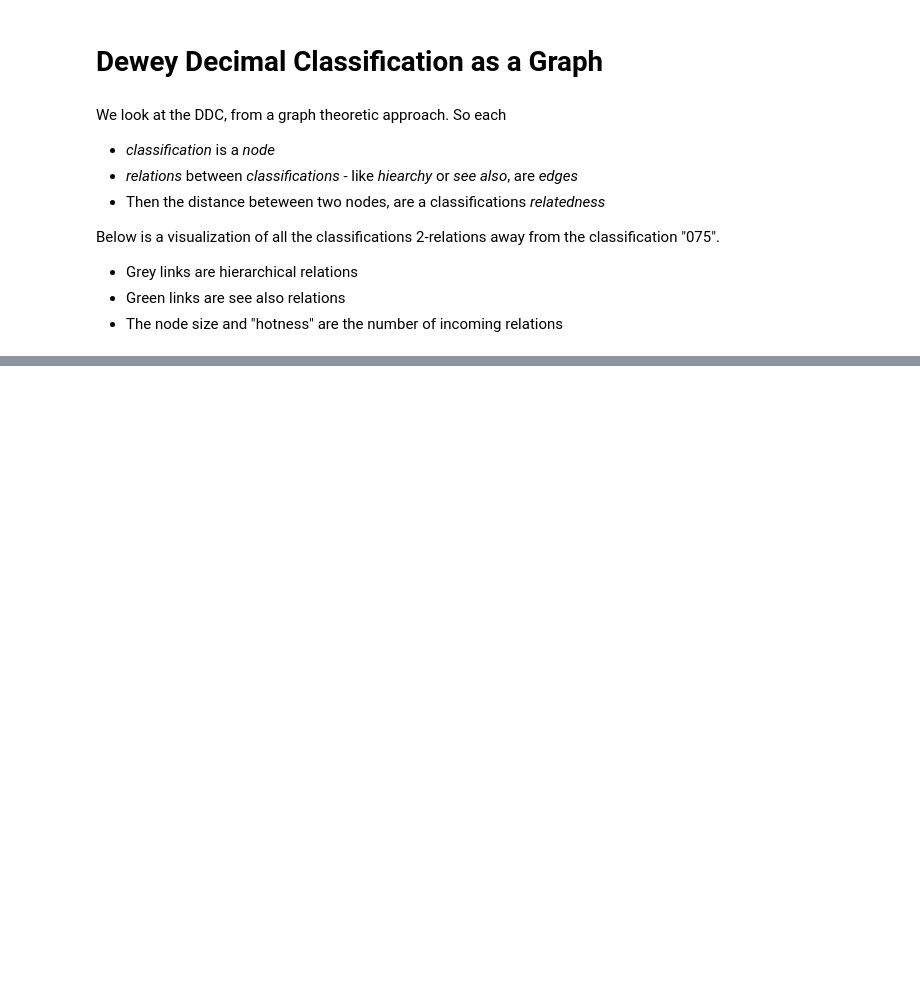
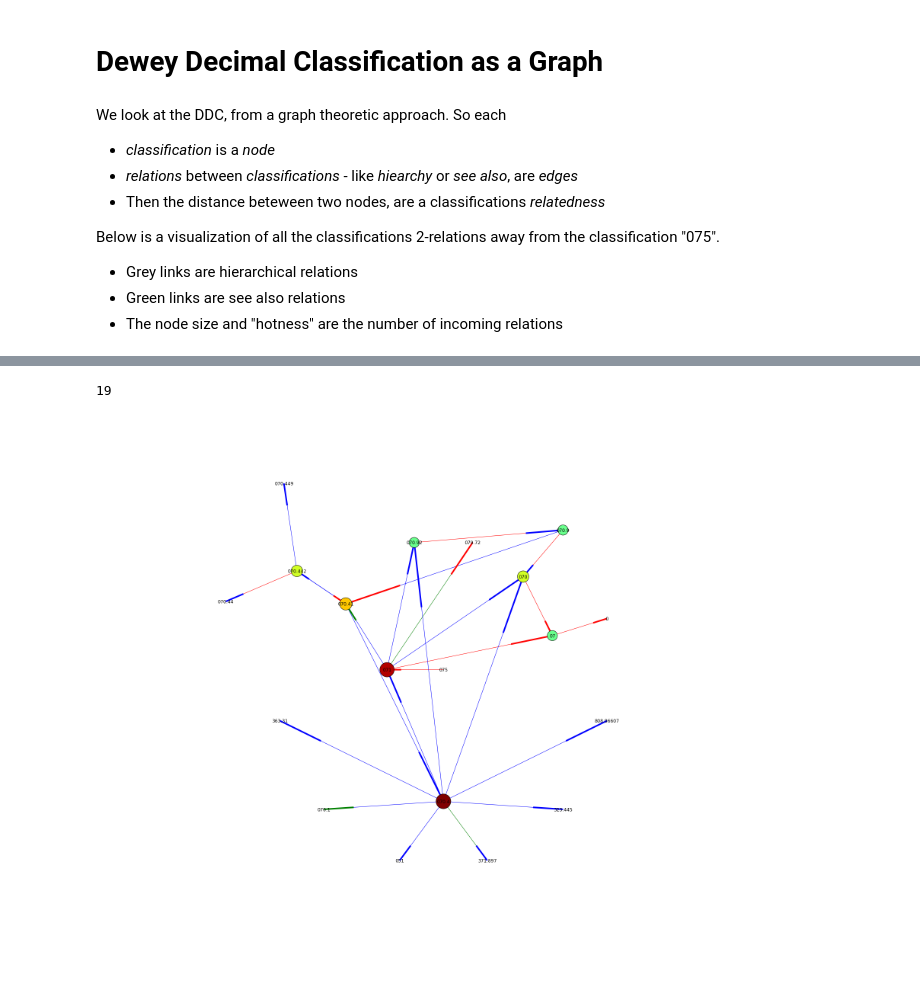
Before and after one commit to notconfusing/ddc_graph, a Jupyter notebook: ddc_graph.ipynb, the cells around one changed output, grey strips where cells are left out. Drawn from its saved outputs; the diff is of its cells as text; code cells hidden in the pictures; blank space fills up the shorter version.

```diff
--- a/ddc_graph.ipynb
+++ b/ddc_graph.ipynb
@@ -213,0 +81,48 @@ def draw_n_hops(G, root, n):
+# %%
+def neighbors_n(G, root, n):
+    E = nx.DiGraph()
+
+    def n_tree(tree, n_remain):
+        neighbors_dict = G[tree]
+
+        for neighbor, relations in neighbors_dict.iteritems():
+          E.add_edge(tree, neighbor, rel=relations['rel'])
+
+        #you can use this map if you want to retain functional purity
+        #map(lambda neigh_rel: E.add_edge(tree, neigh_rel[0], rel=neigh_rel[1]['rel']), neighbors_dict.iteritems() )
+
+        neighbors = list(neighbors_dict.iterkeys())
+        n_forest(neighbors, n_remain= (n_remain - 1))
+
+    def n_forest(forest, n_remain):
+        if n_remain <= 0:
+            return
+        else:
+            map(lambda tree: n_tree(tree, n_remain=n_remain), forest)
+
+    n_forest( [root] , n)
+
+    return E
+
+def draw_n_hops(G, root, n, figsizex=20, figsizey=20):
+    E = neighbors_n(G, root, n)
+    edge_rels = map(lambda edge_tup: edge_tup[2]['rel'], E.edges(data=True) )
+    edge_colors = map(lambda edge: {'notational_hiearchy':'red', 'see_reference':'green', 'class_elsewhere':'blue'}[edge], edge_rels)
+
+    max_node_size = max( map(lambda node: nx.degree(E, node), E.nodes()))
+
+    node_lognorms = map(lambda node: (math.log(nx.degree(E, node)) / math.log(max_node_size) ) , E.nodes() )
+    node_sizes = map(lambda norm: norm * 1500, node_lognorms)
+
+    node_colors= node_lognorms
+
+    pos=nx.graphviz_layout(E,prog="twopi",root=root)
+
+
+    plt.figure(1,figsize=(figsizex,figsizey))
+    nx.draw(E, pos=pos, node_size=node_sizes, node_color=node_colors, edge_color=edge_colors)
+# %%
+draw_n_hops(graph, '075', 4)
+# %% [output]
+19
+[figure, added]
```
Also changed, not shown: parts of 41 cells of this notebook, 7 other files.
